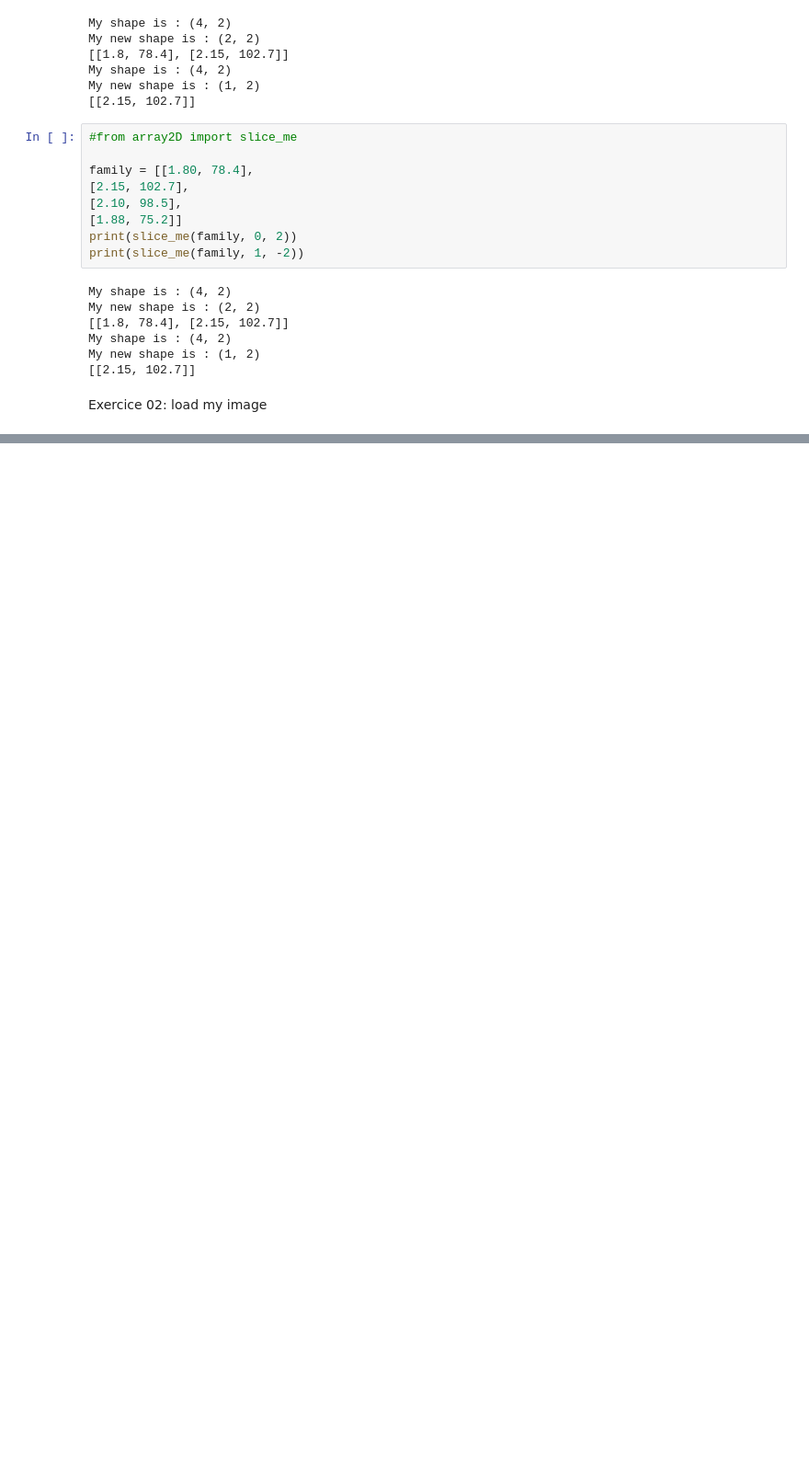
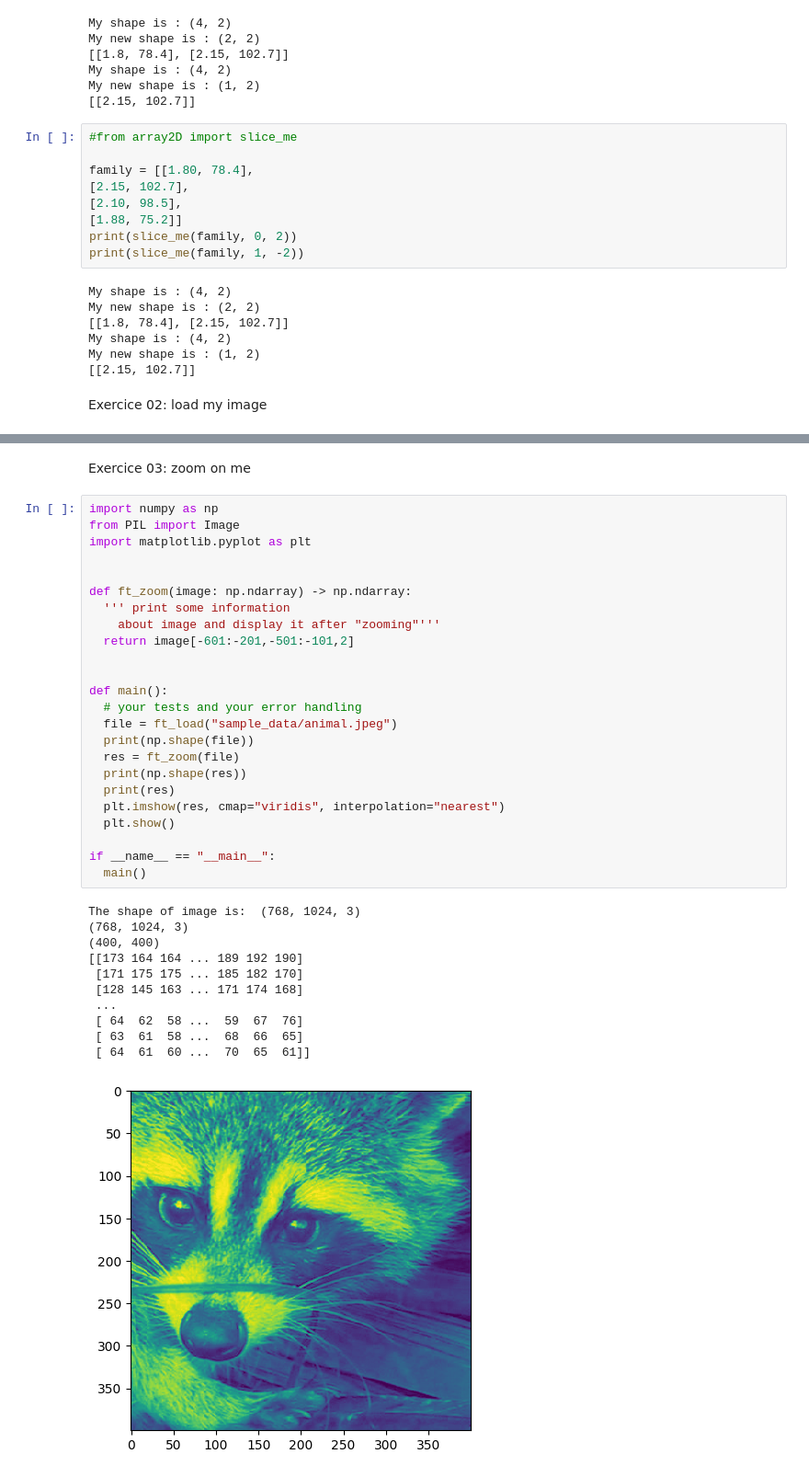
Before and after one commit to beeguy74/PISCINE_PYTHON, a Jupyter notebook: piscine_python_01.ipynb, the cells around one changed output, grey strips where cells are left out. Shown: that part at 92% size. Saved outputs shown, nothing was run; the diff lists cells and outputs as text; blank space fills up the shorter version.

Commit message:
EXERCICE 03

```diff
--- a/piscine_python_01.ipynb
+++ b/piscine_python_01.ipynb
@@ -148,0 +148,38 @@ None
+# %% [markdown]
+Exercice 03: zoom on me
+# %%
+import numpy as np
+from PIL import Image
+import matplotlib.pyplot as plt
+
+
+def ft_zoom(image: np.ndarray) -> np.ndarray:
+  ''' print some information
+    about image and display it after "zooming"'''
+  return image[-601:-201,-501:-101,2]
+
+
+def main():
+  # your tests and your error handling
+  file = ft_load("sample_data/animal.jpeg")
+  print(np.shape(file))
+  res = ft_zoom(file)
+  print(np.shape(res))
+  print(res)
+  plt.imshow(res, cmap="viridis", interpolation="nearest")
+  plt.show()
+
+if __name__ == "__main__":
+  main()
+# %% [output]
+The shape of image is:  (768, 1024, 3)
+(768, 1024, 3)
+(400, 400)
+[[173 164 164 ... 189 192 190]
+ [171 175 175 ... 185 182 170]
+ [128 145 163 ... 171 174 168]
+ ...
+ [ 64  62  58 ...  59  67  76]
+ [ 63  61  58 ...  68  66  65]
+ [ 64  61  60 ...  70  65  61]]
+[figure, added]
```
Also changed, not shown: parts of 1 cell of this notebook.
